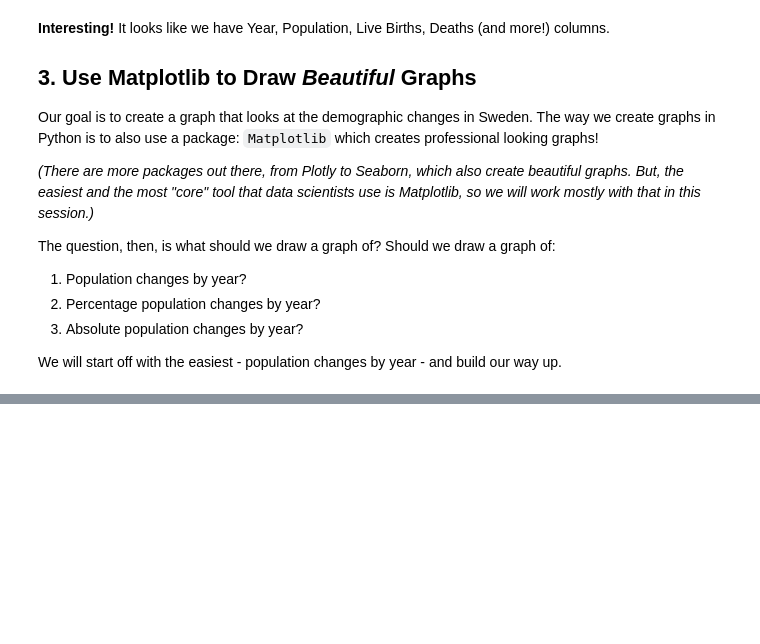
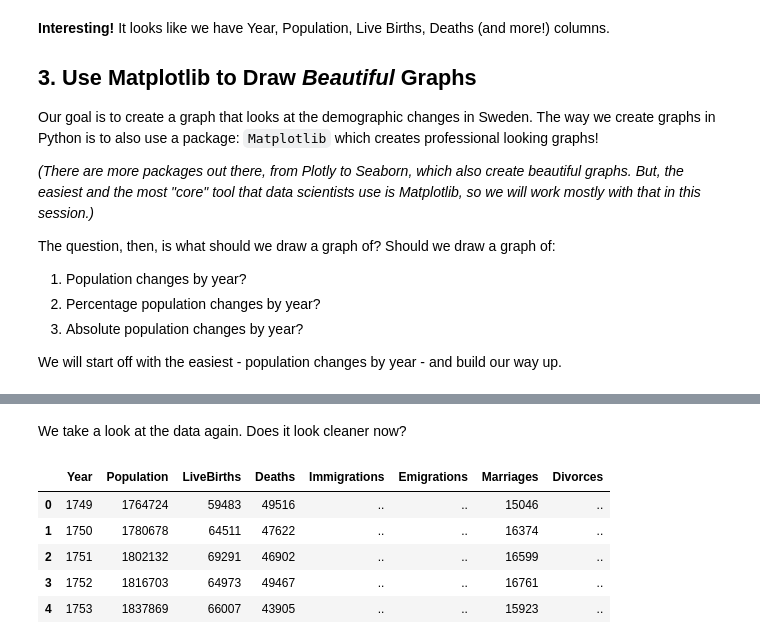
Before and after one commit to ds-modules/HIST-160, a Jupyter notebook: graph_sweden.ipynb, the cells around one changed output, grey strips where cells are left out. Drawn from its saved outputs; the diff is of its cells as text; code cells hidden in the pictures; blank space fills up the shorter version.

```diff
--- a/graph_sweden.ipynb
+++ b/graph_sweden.ipynb
@@ -77,0 +64,11 @@ ValueError: Unrecognized character e in format string
+# %% [markdown]
+We take a look at the data again. Does it look cleaner now?
+# %%
+sweden.head()
+# %% [output]
+|  | Year | Population | LiveBirths | Deaths | Immigrations | Emigrations | Marriages | Divorces |
+| 0 | 1749 | 1764724 | 59483 | 49516 | .. | .. | 15046 | .. |
+| 1 | 1750 | 1780678 | 64511 | 47622 | .. | .. | 16374 | .. |
+| 2 | 1751 | 1802132 | 69291 | 46902 | .. | .. | 16599 | .. |
+| 3 | 1752 | 1816703 | 64973 | 49467 | .. | .. | 16761 | .. |
+| 4 | 1753 | 1837869 | 66007 | 43905 | .. | .. | 15923 | .. |
```
Also changed, not shown: parts of 11 cells of this notebook, 2 other files.
